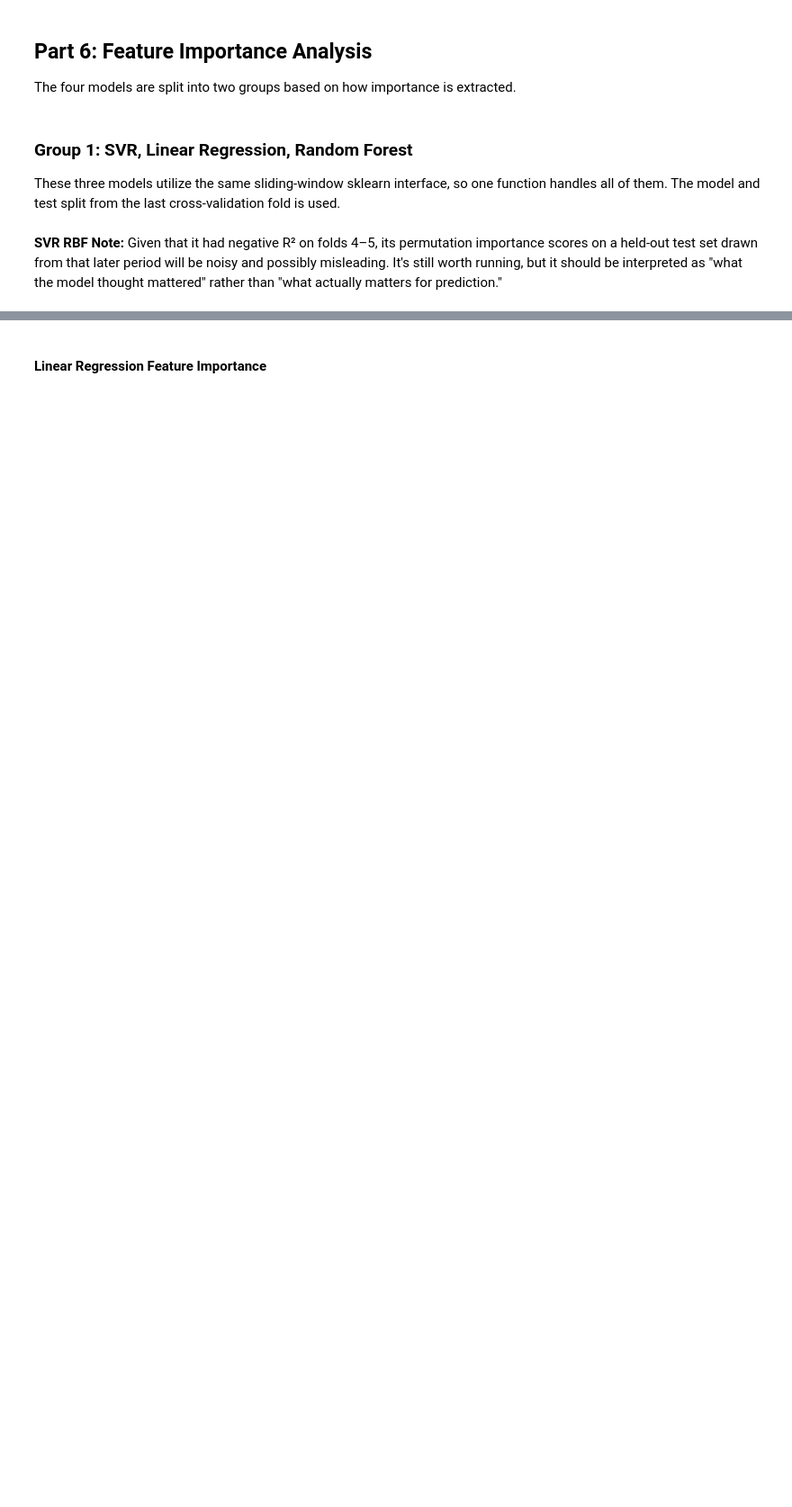
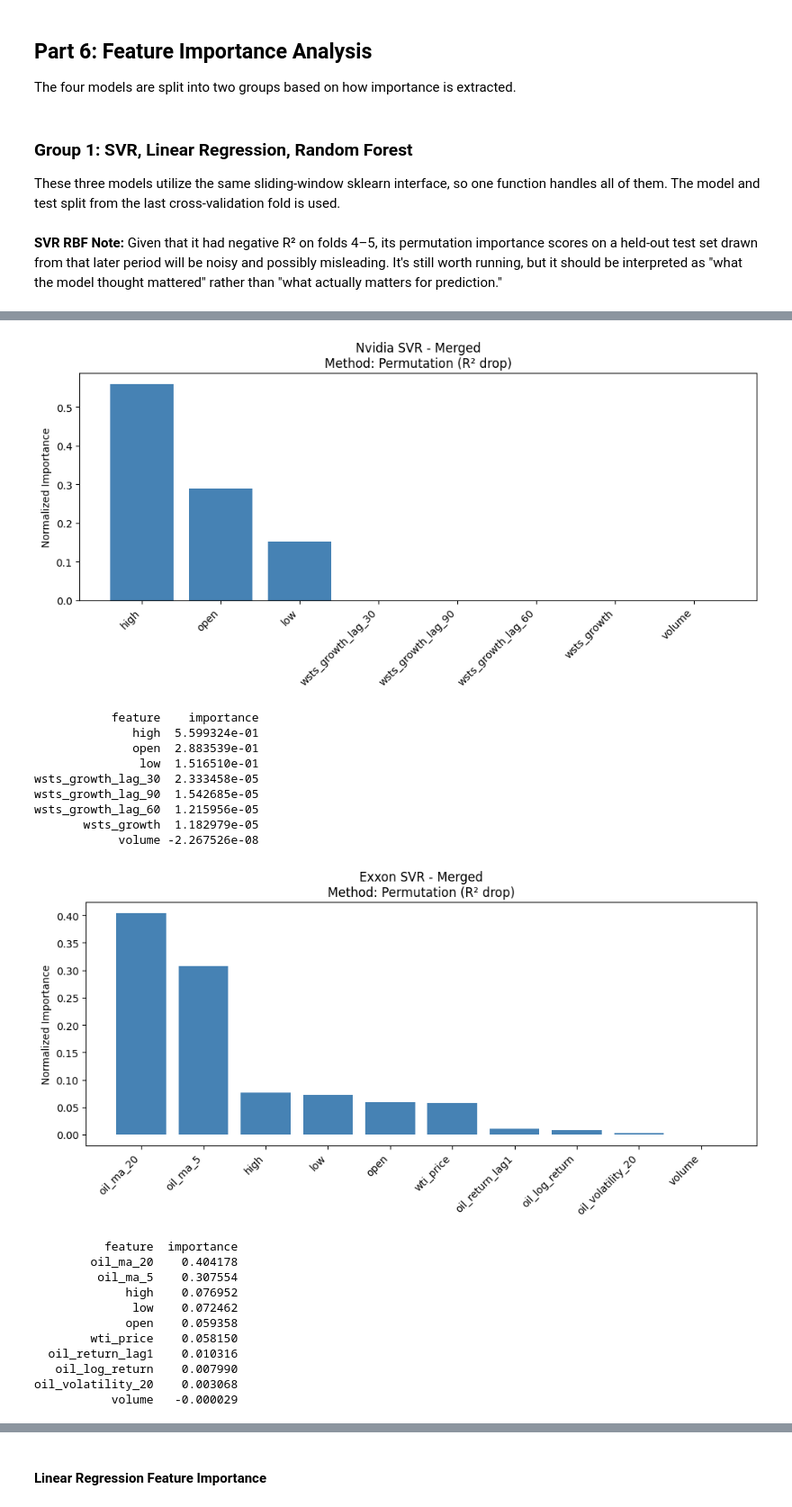
Before and after one commit to IntelligentSystemsProject/Stock-Market-Project, a Jupyter notebook: project.ipynb, the cells around one changed output, grey strips where cells are left out. Shown at 90% size. Cells and saved outputs as stored; diff of their text form; code cells hidden in the pictures; blank space fills up the shorter version.

```diff
--- a/project.ipynb
+++ b/project.ipynb
@@ -2290,0 +2322,54 @@ def analyze_feature_importance(model, X_te, y_te, feature_names, window_size, ti
+# %%
+analyze_feature_importance(
+    model=svr_nvda_results_aux["meta"]["last_fold_model"],
+    X_te=svr_nvda_results_aux["meta"]["last_fold_X_te"],
+    y_te=svr_nvda_results_aux["meta"]["last_fold_y_te"],
+    feature_names=list(merged_nvda_df.columns),  # full list — reshape uses actual X_te width
+    target_col="close",                           # dropped from display only
+    window_size=window_size,
+    title="Nvidia SVR - Merged"
+)
+
+analyze_feature_importance(
+    model=svr_exxon_results_aux["meta"]["last_fold_model"],
+    X_te=svr_exxon_results_aux["meta"]["last_fold_X_te"],
+    y_te=svr_exxon_results_aux["meta"]["last_fold_y_te"],
+    feature_names=list(merged_exxon_df.columns),  # full list — reshape uses actual X_te width
+    target_col="close",                           # dropped from display only
+    window_size=window_size,
+    title="Exxon SVR - Merged"
+)
+
+analyze_feature_importance(
+    model=svr_toyota_results_aux["meta"]["last_fold_model"],
+    X_te=svr_toyota_results_aux["meta"]["last_fold_X_te"],
+    y_te=svr_toyota_results_aux["meta"]["last_fold_y_te"],
+    feature_names=list(merged_toyota_df.columns),
+    target_col="adj_close",
+    cols_to_exclude=["close"],
+    window_size=window_size,
+    title="Toyota SVR - Merged",
+)
+# %% [output]
+[figure, added]
+           feature    importance
+              high  5.599324e-01
+              open  2.883539e-01
+               low  1.516510e-01
+wsts_growth_lag_30  2.333458e-05
+wsts_growth_lag_90  1.542685e-05
+wsts_growth_lag_60  1.215956e-05
+       wsts_growth  1.182979e-05
+            volume -2.267526e-08
+[figure, added]
+          feature  importance
+        oil_ma_20    0.404178
+         oil_ma_5    0.307554
+             high    0.076952
+              low    0.072462
+             open    0.059358
+        wti_price    0.058150
+  oil_return_lag1    0.010316
+   oil_log_return    0.007990
+oil_volatility_20    0.003068
+           volume   -0.000029
```
Also changed, not shown: parts of 33 cells of this notebook, 1 other file.
